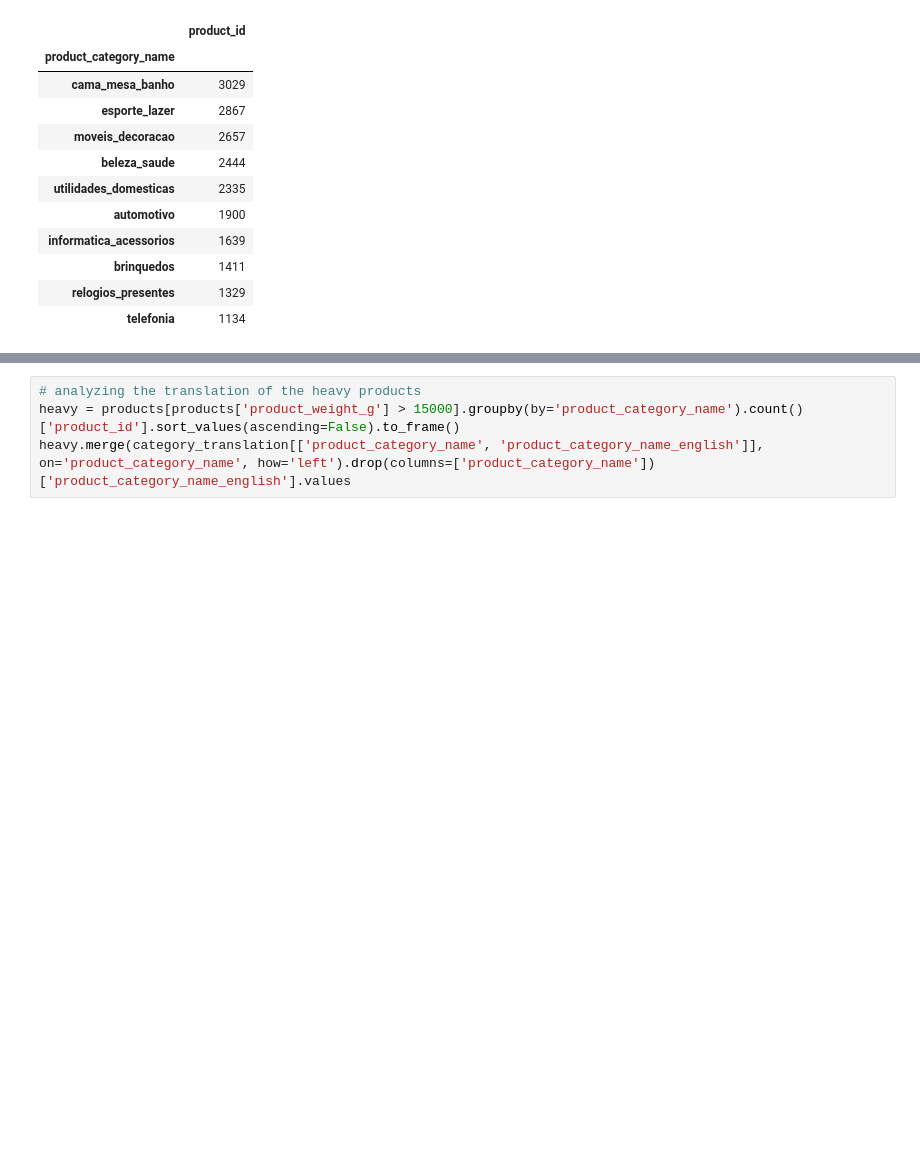
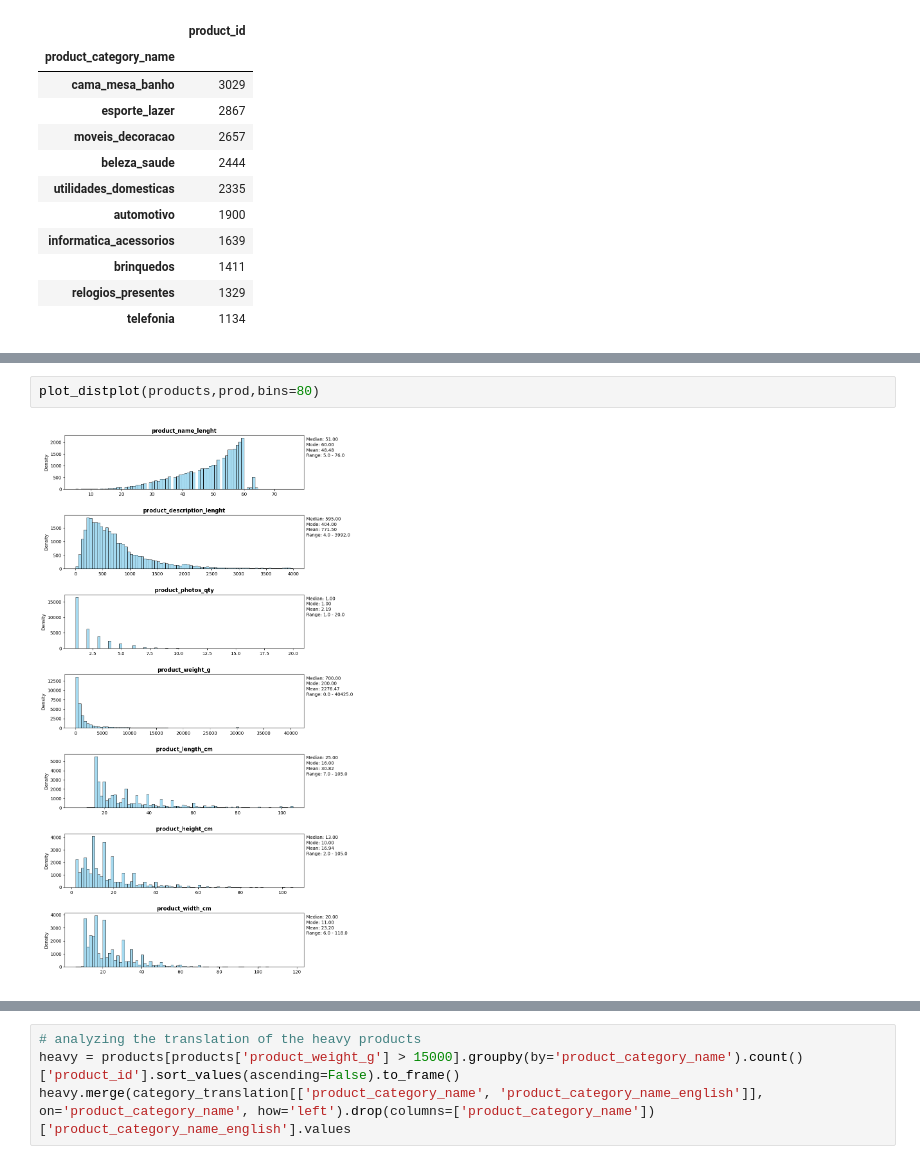
Before and after one commit to atthabrizi/brazillian_ecommerce_clustering, a Jupyter notebook: eda-analysis.ipynb, the cells around one changed output, grey strips where cells are left out. Cells and saved outputs as stored; diff of their text form; blank space fills up the shorter version.

```diff
--- a/eda-analysis.ipynb
+++ b/eda-analysis.ipynb
@@ -478,0 +487,4 @@ plt.show()
+# %%
+plot_distplot(products,prod,bins=80)
+# %% [output]
+[figure, added]
```
Also changed, not shown: parts of 26 cells of this notebook.
